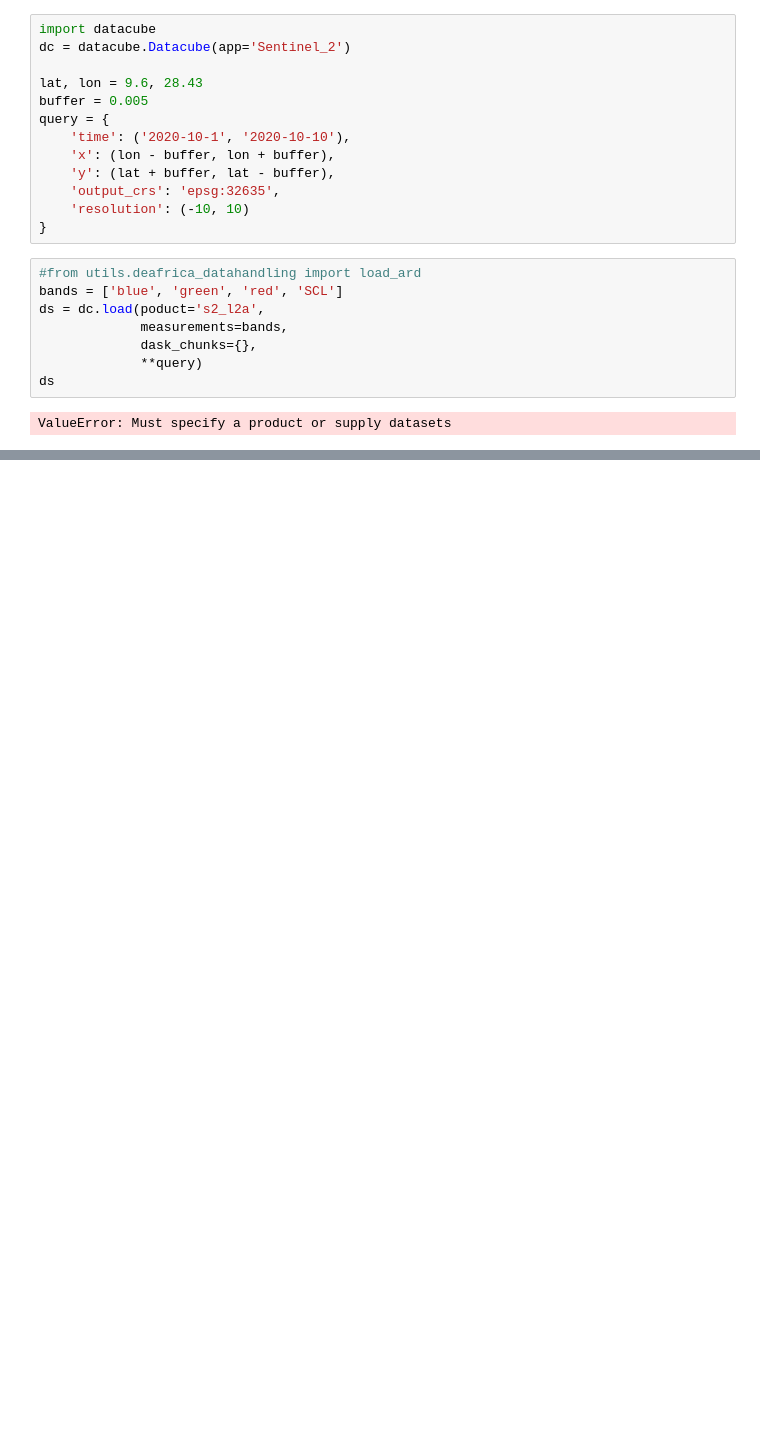
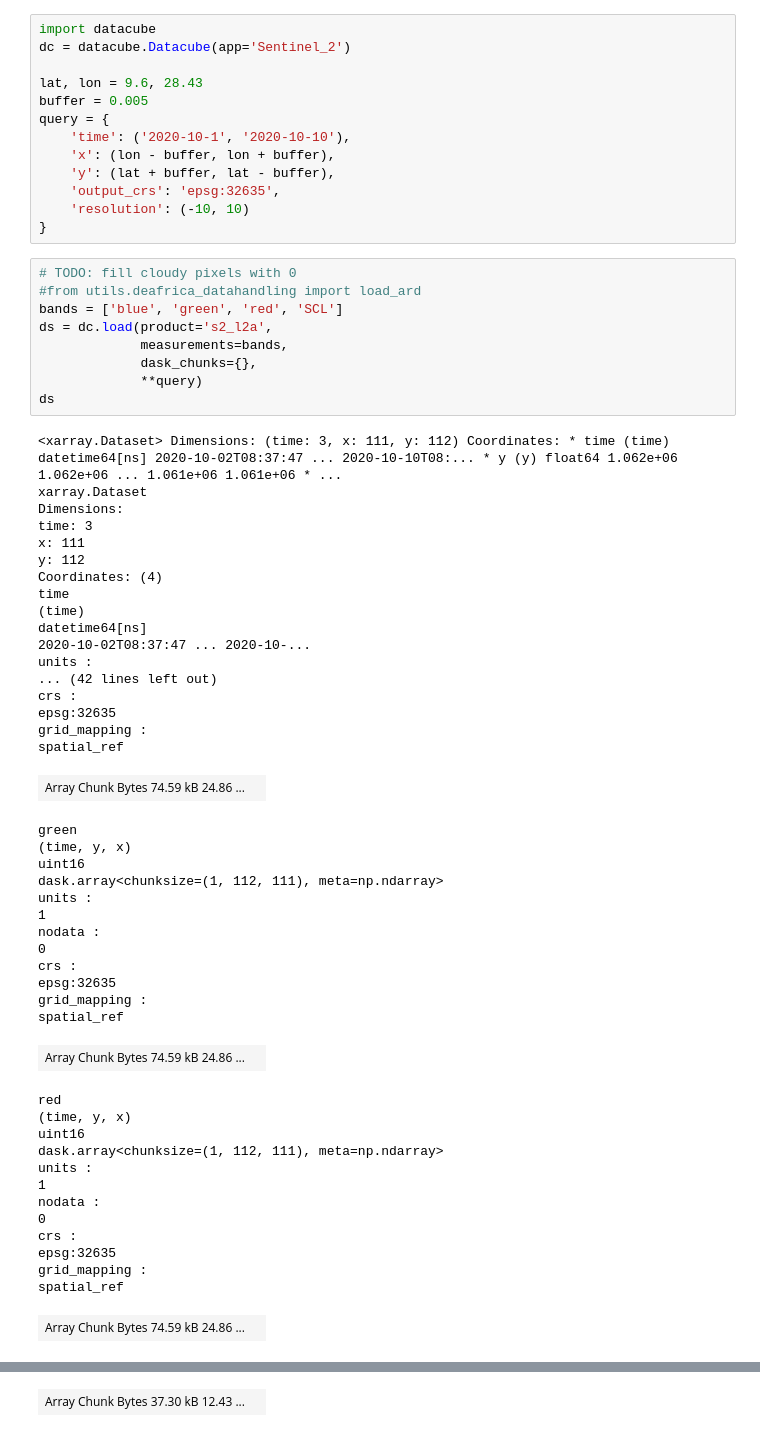
Before and after one commit to GispoCoding/cube-in-a-box, a Jupyter notebook: notebooks/mosaic.ipynb, the cells around one changed output, grey strips where cells are left out. Saved outputs shown, nothing was run; the diff lists cells and outputs as text; blank space fills up the shorter version.

```diff
--- a/notebooks/mosaic.ipynb
+++ b/notebooks/mosaic.ipynb
@@ -12,12 +12,56 @@ query = {
     'resolution': (-10, 10)
 }
 # %%
+# TODO: fill cloudy pixels with 0
 #from utils.deafrica_datahandling import load_ard
 bands = ['blue', 'green', 'red', 'SCL']
-ds = dc.load(poduct='s2_l2a',
+ds = dc.load(product='s2_l2a',
              measurements=bands,
              dask_chunks={},
              **query)
 ds
 # %% [output]
-ValueError: Must specify a product or supply datasets
+<xarray.Dataset> Dimensions: (time: 3, x: 111, y: 112) Coordinates: * time (time) datetime64[ns] 2020-10-02T08:37:47 ... 2020-10-10T08:... * y (y) float64 1.062e+06 1.062e+06 ... 1.061e+06 1.061e+06 * ...
+xarray.Dataset
+Dimensions:
+time: 3
+x: 111
+y: 112
+Coordinates: (4)
+time
+(time)
+datetime64[ns]
+2020-10-02T08:37:47 ... 2020-10-...
+units :
+... (42 lines left out)
+crs :
+epsg:32635
+grid_mapping :
+spatial_ref
+| Array Chunk Bytes 74.59 kB 24.86 ... |  |
+green
+(time, y, x)
+uint16
+dask.array<chunksize=(1, 112, 111), meta=np.ndarray>
+units :
+1
+nodata :
+0
+crs :
+epsg:32635
+grid_mapping :
+spatial_ref
+| Array Chunk Bytes 74.59 kB 24.86 ... |  |
+red
+(time, y, x)
+uint16
+dask.array<chunksize=(1, 112, 111), meta=np.ndarray>
+units :
+1
+nodata :
+0
+crs :
+epsg:32635
+grid_mapping :
+spatial_ref
+| Array Chunk Bytes 74.59 kB 24.86 ... |  |
@@ -23,0 +82 @@ ValueError: Must specify a product or supply datasets
+| Array Chunk Bytes 37.30 kB 12.43 ... |  |
```
Also changed, not shown: parts of 5 cells of this notebook.
